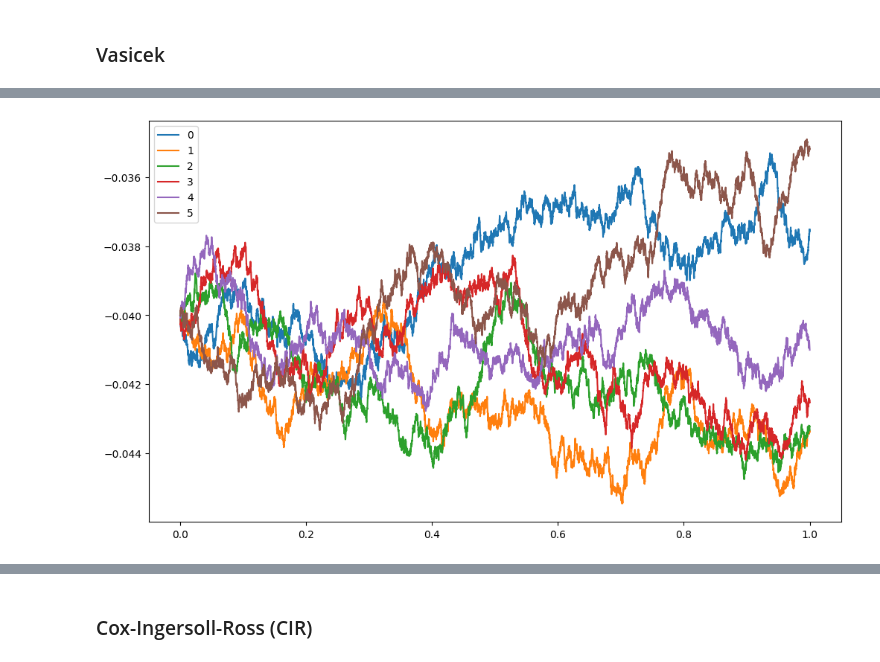
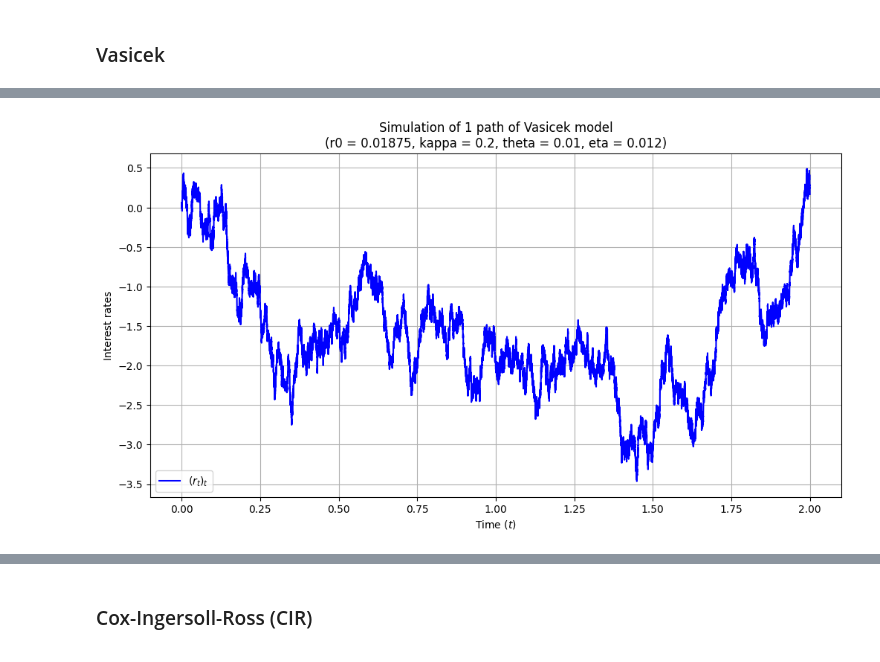
Before and after one commit to lcsrodriguez/CuttingEdge-Milliman, a Jupyter notebook: main.ipynb, the cells around one changed output, grey strips where cells are left out. Saved outputs shown, nothing was run; the diff lists cells and outputs as text; code cells hidden in the pictures.

Commit message:
Adding simulate_path() function

```diff
--- a/main.ipynb
+++ b/main.ipynb
@@ -70,6 +70,13 @@ class VasicekModel:
         Function returning a user-friendly string displaying the model parameters values
         """
         return f"(r0 = {self.r0}, kappa = {self.kappa}, theta = {self.theta}, eta = {self.eta})"
+
+    def simulate_path(self, scheme: Scheme = Scheme.EULER, **kwargs) -> dict:
+        """
+        """
+        if scheme == Scheme.EULER:
+            return self.simulate_euler(**kwargs)
+        return self.simulate_milstein(**kwargs)
 
 
     def simulate_euler(self,
@@ -122,24 +121,12 @@ _, _, _ = plt.xlabel("Time ($t$)"), plt.ylabel("Interest rates"), plt.title("Sim
-# %%
-def OU_processes(years, timestep, num_sims, startRate, kappa, theta, sigma):
-    """
-    timestep has to be defined in years or a fraction of years
-    e.g. 0.1 => 1/10th of a year; 2 => 2 years
-    """
-    times = np.arange(0,years+timestep,timestep)
-    epsilon = np.random.normal(0, 1, (num_sims, len(times)-1))
-    elt = 0.5 / kappa * (1.0 - np.exp (-2.0 * kappa * timestep))
-    V = elt * sigma ** 2
-    sqrt_V = np.sqrt(V)
-    ou = np.zeros((num_sims, len(times)))
-    ou[:,0] = startRate
-    ou[:, 1:] = np.kron(sqrt_V, np.ones((num_sims, 1))) * epsilon
-    for i in range(1, ou.shape[1]):
-        ou[:, i] += theta * (1 - np.exp(-kappa * timestep))
-        ou[:, i] += np.exp (-kappa * timestep) * ou[:, i-1]
-    ou = pd.DataFrame(np.transpose(ou))
-    ou.index = times
-    return ou
-
-_ = OU_processes(1, 1e-4, 6, -0.04, 1e-3, 2e-2, 0.005).plot(figsize=(12, 7))
-# %% [output]
-[figure, removed]
+# %%
+# Casting the results into a pandas DataFrame
+df = cast_df(model.simulate_euler(2))
+# %%
+# Simulation of a trajectory
+_ = df.plot(figsize=(12, 6), color="blue", x="t", y ="r", label="$(r_t)_t$")
+_ = plt.grid()
+_ = plt.xlabel("Time ($t$)")
+_ = plt.ylabel("Interest rates")
+_ = plt.title(f"Simulation of 1 path of Vasicek model\n{model.get_parameter_string()}")
+# %% [output]
+[figure, added]
```
Also changed, not shown: parts of 7 cells of this notebook.
